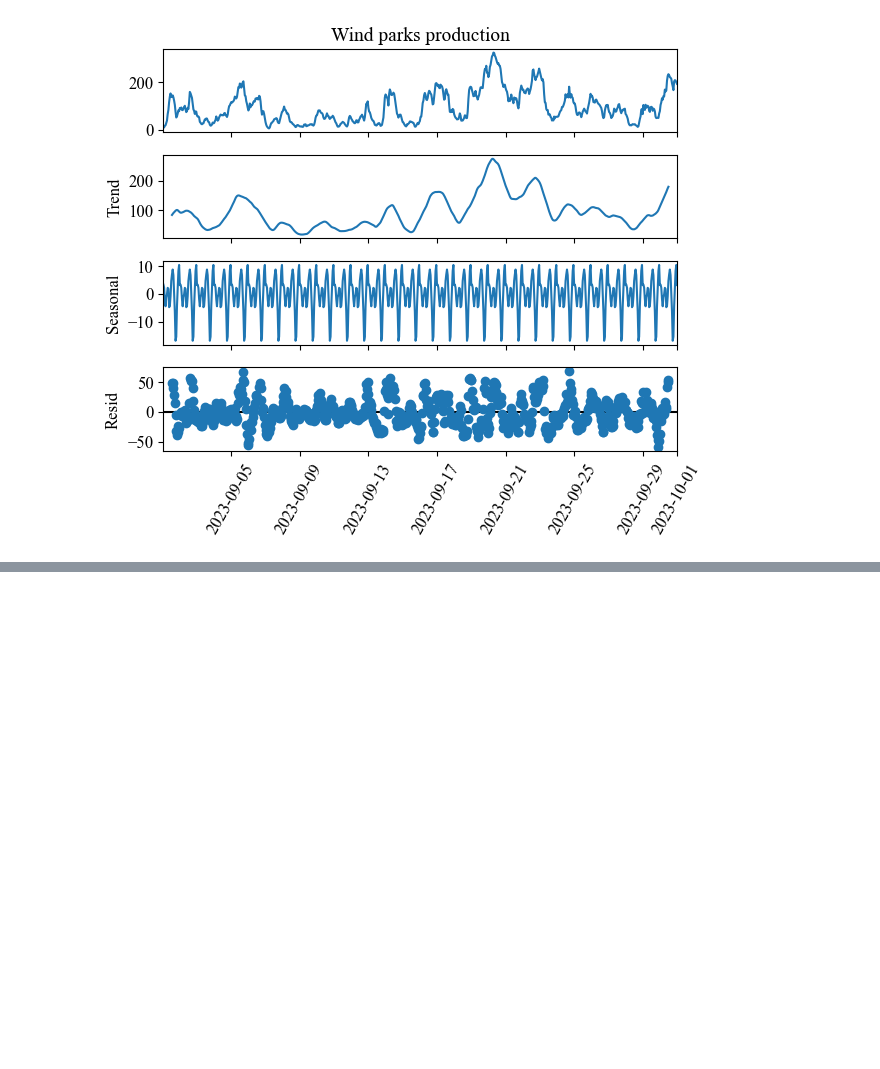
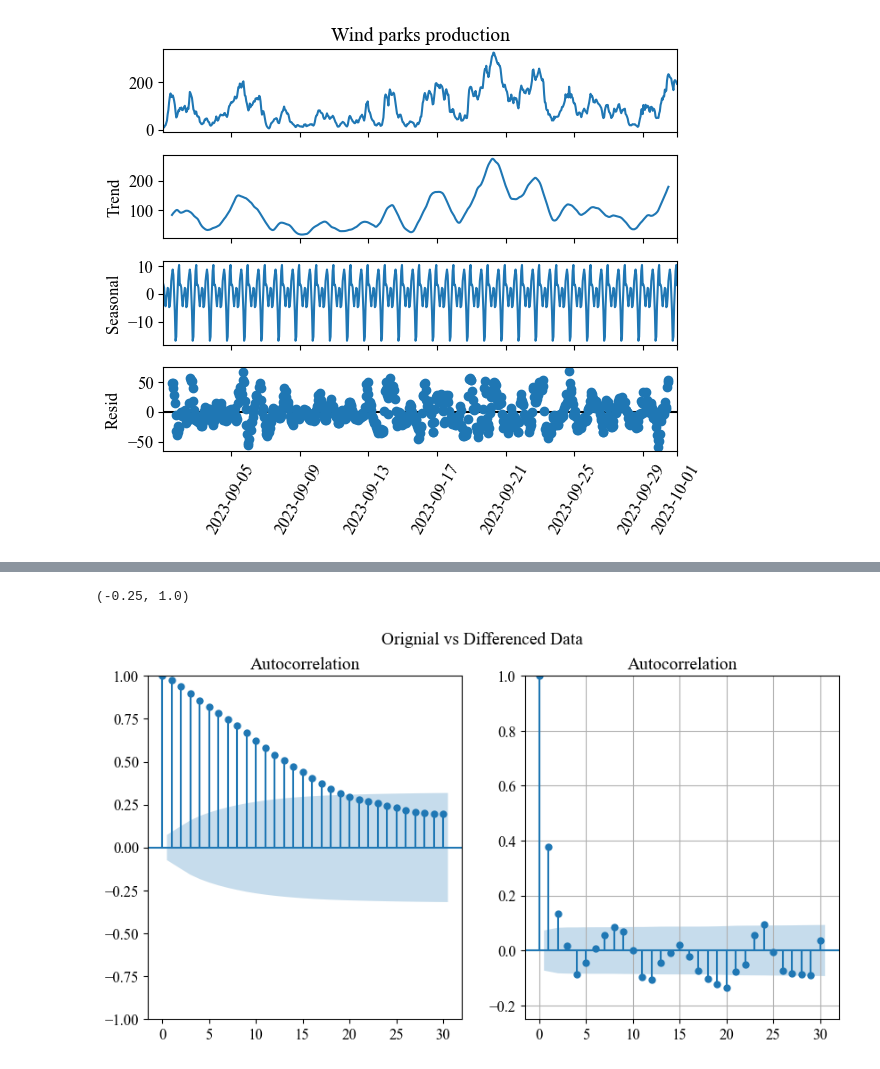
Before and after one commit to HyuntaeKR/enereng2023, a Jupyter notebook: ARIMA.ipynb, the cells around one changed output, grey strips where cells are left out. Saved outputs shown, nothing was run; the diff lists cells and outputs as text; code cells hidden in the pictures; blank space fills up the shorter version.

```diff
--- a/ARIMA.ipynb
+++ b/ARIMA.ipynb
@@ -82 +98,19 @@ plt.xticks(rotation=60);
+# %%
+# Apply first order differencing to obtain stationarity of the data
+wp_prod_diff = wp_prod.copy()
+wp_prod_diff = wp_prod_diff.diff()
+wp_prod_diff = wp_prod_diff.dropna()
+
+fig3, ax = plt.subplots(1, 2, figsize=(10, 5))
+fig3.suptitle("Orignial vs Differenced Data")
+statsmodels.graphics.tsaplots.plot_acf(wp_prod, lags=30, ax=ax[0])
+statsmodels.graphics.tsaplots.plot_acf(wp_prod_diff, lags=30, ax=ax[1])
+plt.grid(True)
+plt.ylim([-0.25, 1.0])
+
+# The 1st order differenced data now shows exponential decline in autocorrelation,
+# implying the data is stationary.
+# %% [output]
+(-0.25, 1.0)
+[figure, added]
 # %%
```
Also changed, not shown: parts of 12 cells of this notebook, 7 other files.
